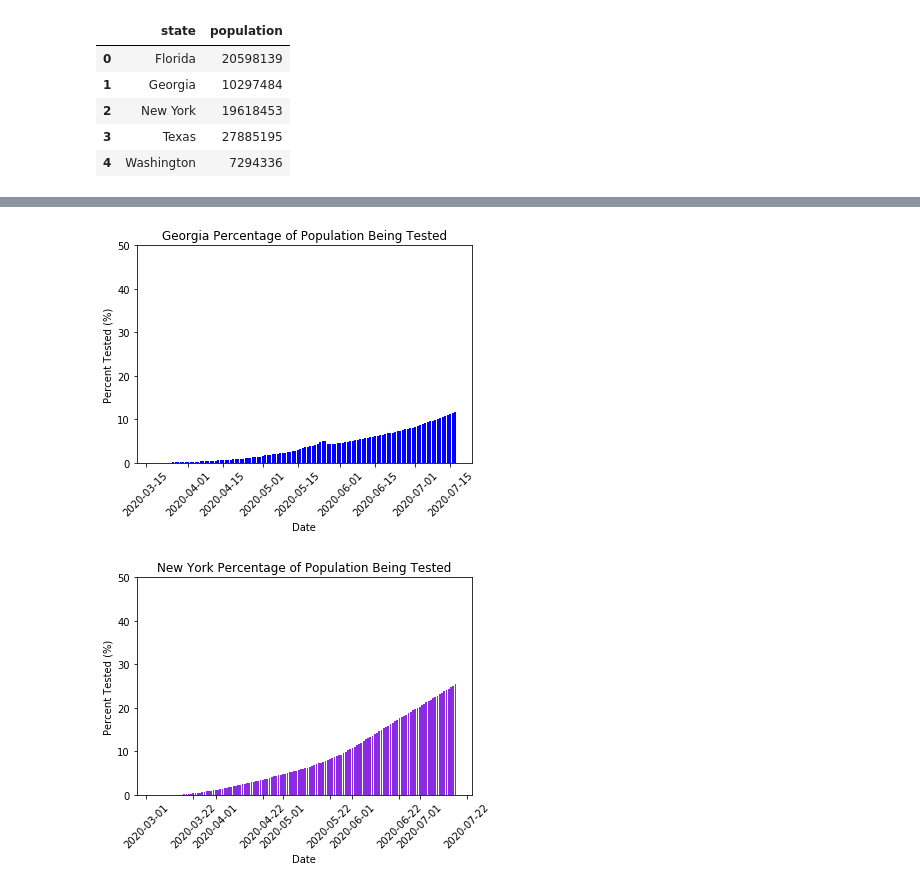
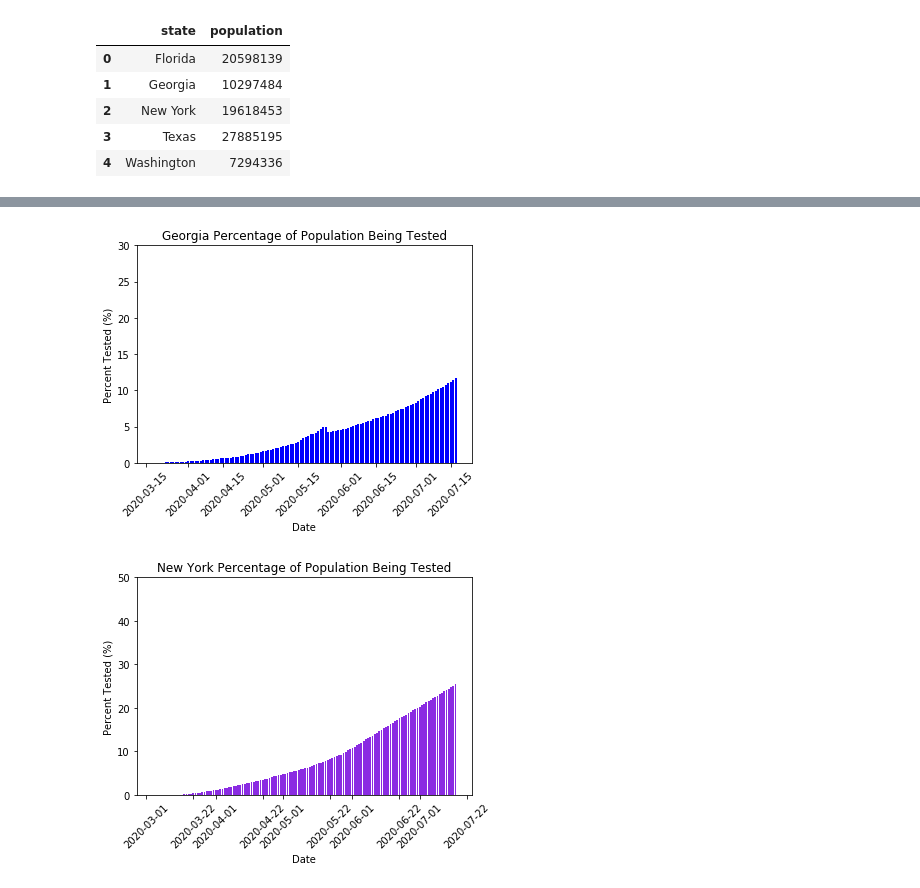
Before and after one commit to Emily-Keymon/Group-Project, a Jupyter notebook: Covid-19 Analysis and Visualizations.ipynb, the cells around one changed output, grey strips where cells are left out. Drawn from its saved outputs; the diff is of its cells as text; code cells hidden in the pictures.

```diff
--- a/Covid-19 Analysis and Visualizations.ipynb
+++ b/Covid-19 Analysis and Visualizations.ipynb
@@ -195,17 +195,17 @@ plt.show()
 # %%
 georgia_tested = georgia1['positive cases'] + georgia1['negative cases']
 georgia_population = state_population.iloc[1]['population']
 georgia_percentage = (georgia_tested / georgia_population) * 100
 
 plt.bar(georgia1['date'], georgia_percentage, color='blue')
 plt.xticks(rotation=45)
-plt.ylim(0, 50, 10)
+plt.ylim(0, 30, 10)
 plt.title('Georgia Percentage of Population Being Tested')
 plt.xlabel('Date')
 plt.ylabel('Percent Tested (%)')
 plt.show()
 # %% [output]
-[figure, old version]
+[figure, new version]
 # %%
 newyork_tested = newyork1['positive cases'] + newyork1['negative cases']
 newyork_population = state_population.iloc[2]['population']
```
Also changed, not shown: parts of 3 cells of this notebook.
